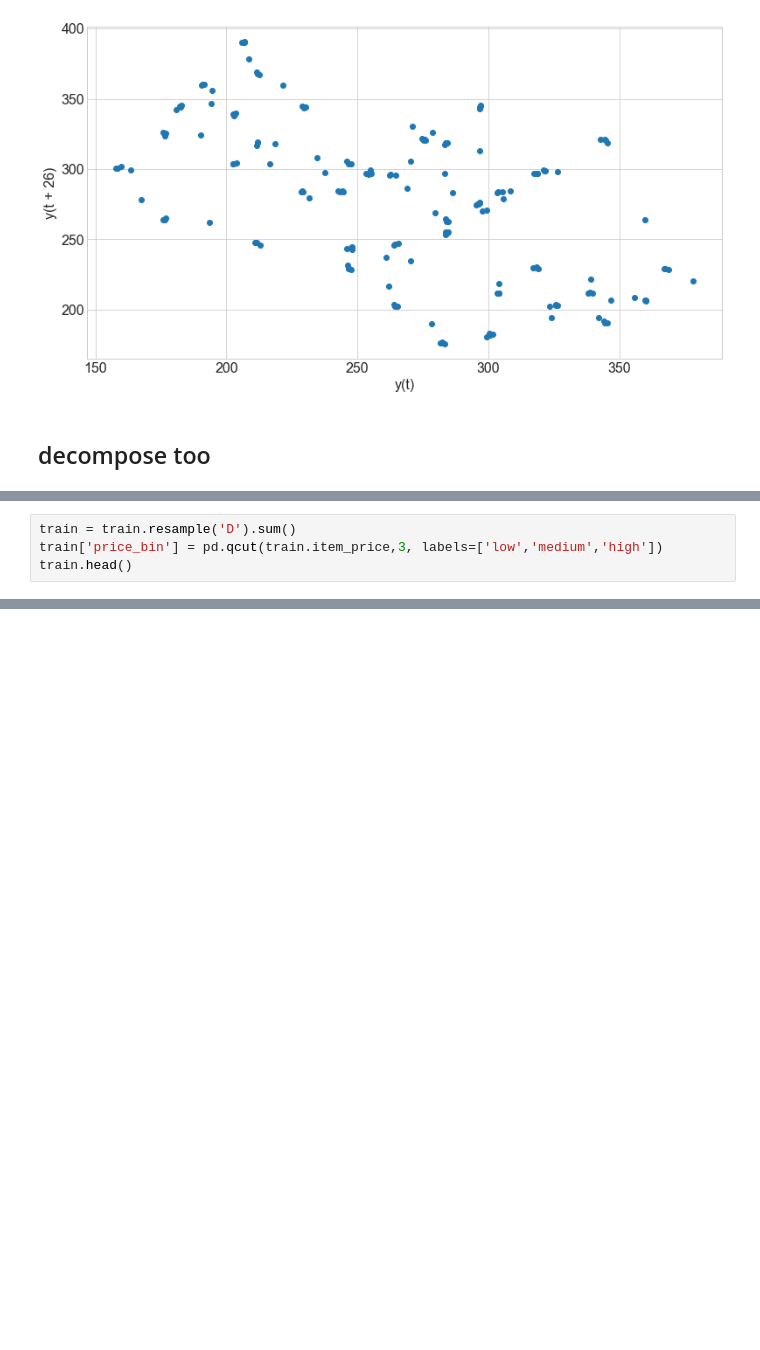
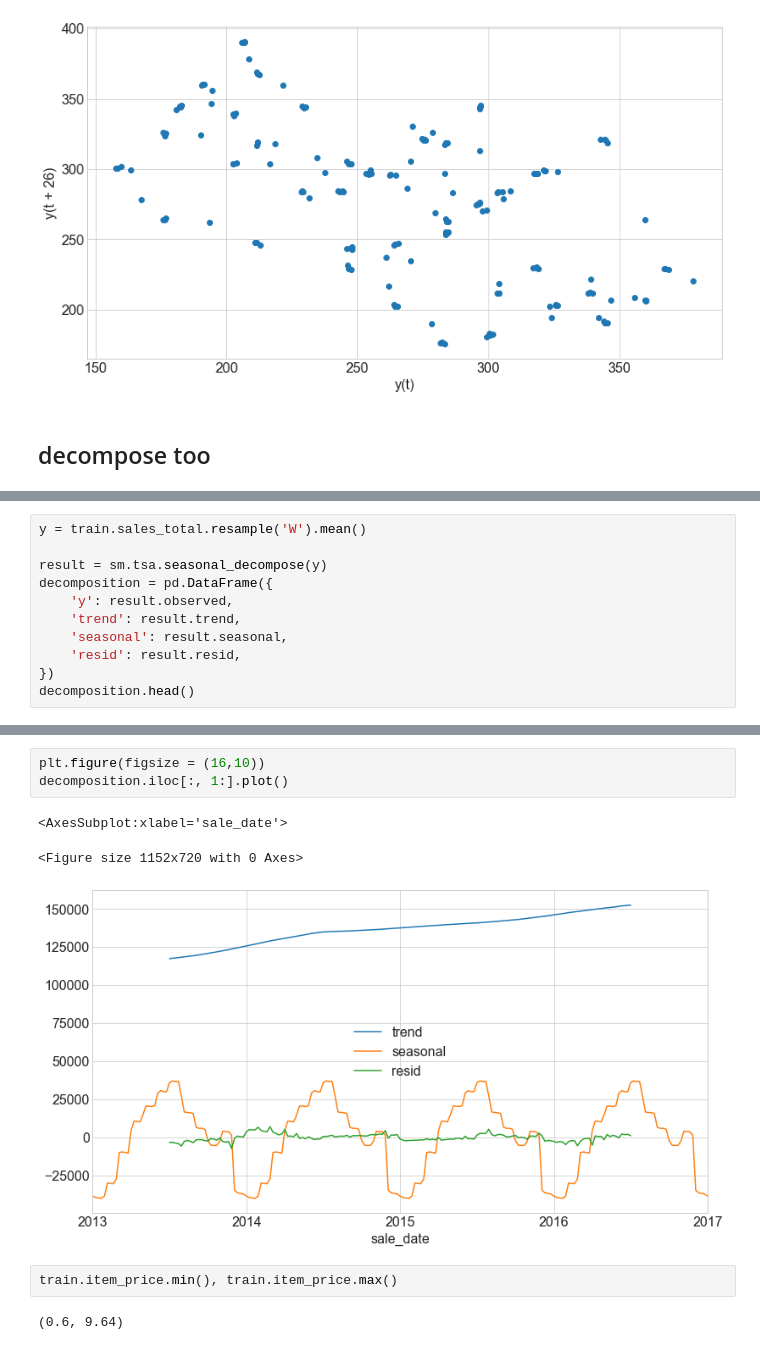
Before and after one commit to brianclements03/time_series_exercises, a Jupyter notebook: TSA_explore_exercises.ipynb, the cells around one changed output, grey strips where cells are left out. Drawn from its saved outputs; the diff is of its cells as text; blank space fills up the shorter version.

```diff
--- a/TSA_explore_exercises.ipynb
+++ b/TSA_explore_exercises.ipynb
@@ -445,4 +422,0 @@ train.item_price.min(), train.item_price.max()
-# %%
-train = train.resample('D').sum()
-train['price_bin'] = pd.qcut(train.item_price,3, labels=['low','medium','high'])
-train.head()
@@ -498,0 +429,11 @@ ParserError: Unknown string format: (2015-01-31 00:00:00+00:00, low)
+# %%
+y = train.sales_total.resample('W').mean()
+
+result = sm.tsa.seasonal_decompose(y)
+decomposition = pd.DataFrame({
+    'y': result.observed,
+    'trend': result.trend,
+    'seasonal': result.seasonal,
+    'resid': result.resid,
+})
+decomposition.head()
@@ -498,0 +448,11 @@ ParserError: Unknown string format: (2015-01-31 00:00:00+00:00, low)
+# %%
+plt.figure(figsize = (16,10))
+decomposition.iloc[:, 1:].plot()
+# %% [output]
+<AxesSubplot:xlabel='sale_date'>
+<Figure size 1152x720 with 0 Axes>
+[figure, added]
+# %%
+train.item_price.min(), train.item_price.max()
+# %% [output]
+(0.6, 9.64)
```
Also changed, not shown: parts of 14 cells of this notebook.
